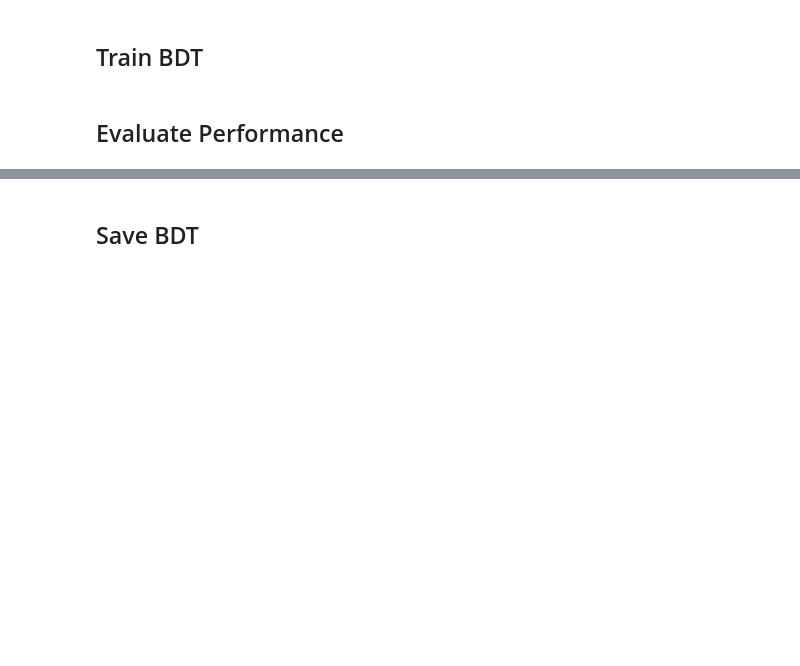
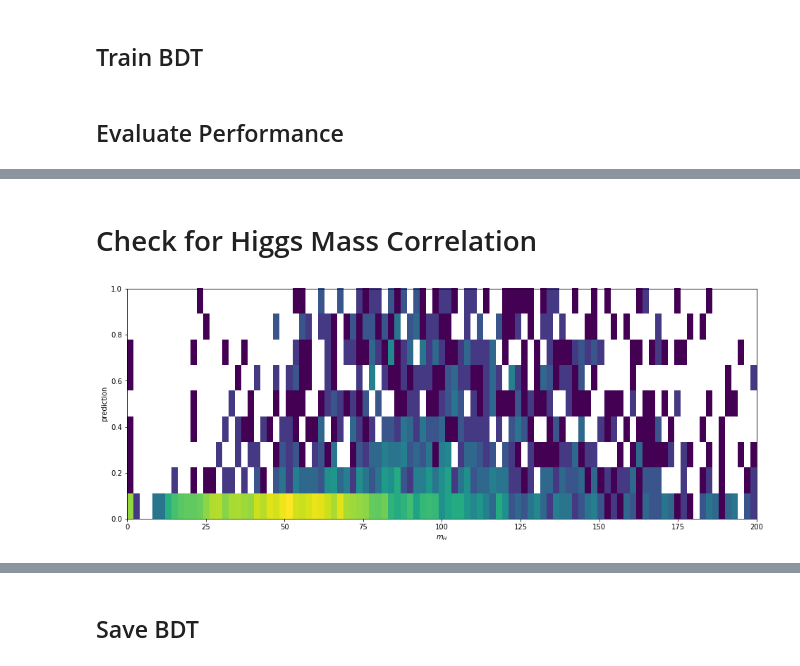
Before and after one commit to jkguiang/rare-higgs, a Jupyter notebook: analysis/bdt.ipynb, the cells around one changed output, grey strips where cells are left out. Saved outputs shown, nothing was run; the diff lists cells and outputs as text; code cells hidden in the pictures; blank space fills up the shorter version.

```diff
--- a/analysis/bdt.ipynb
+++ b/analysis/bdt.ipynb
@@ -213,0 +205,15 @@ scores.sort_values('gain', ascending=False)[:5]
+# %% [markdown]
+# Check for Higgs Mass Correlation
+# %%
+# Suplots setup
+fig, axes = plt.subplots(1,1,figsize=(16,6))
+
+# Subplot 1: Plot correlation btwn predictions and Higgs mass
+plt.subplot(1, 1, 1)
+# Correlation btwn predictions and Higgs mass
+h2 = plt.hist2d(x_test["recoHiggs_mass"][x_test.signal == 0], preds_test[y_test == 0], norm=LogNorm(), bins=[np.linspace(0,200,100), np.linspace(0,1,10)]);
+# Settings
+plt.xlabel("$m_{H}$");
+plt.ylabel("prediction");
+# %% [output]
+[figure, added]
```
Also changed, not shown: parts of 18 cells of this notebook.
